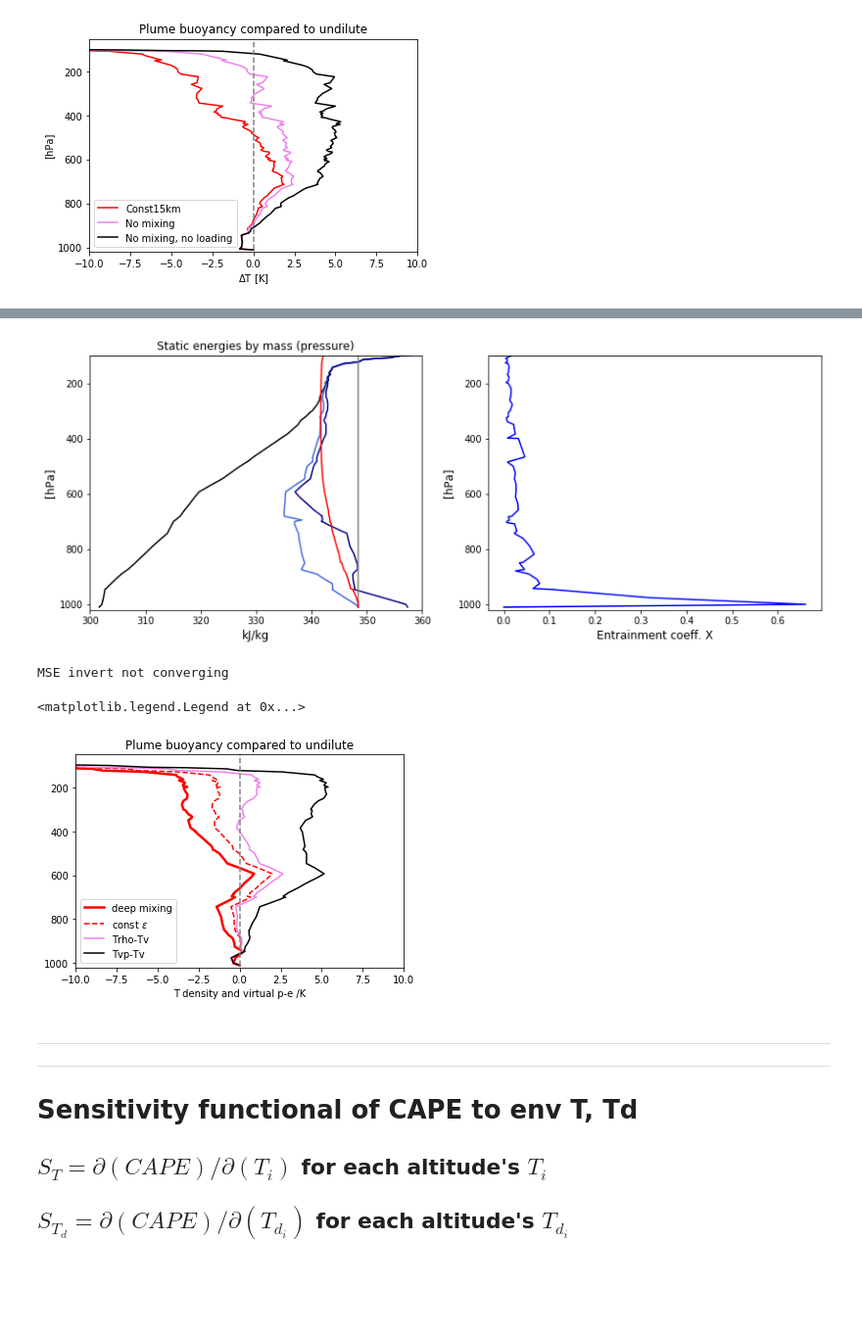
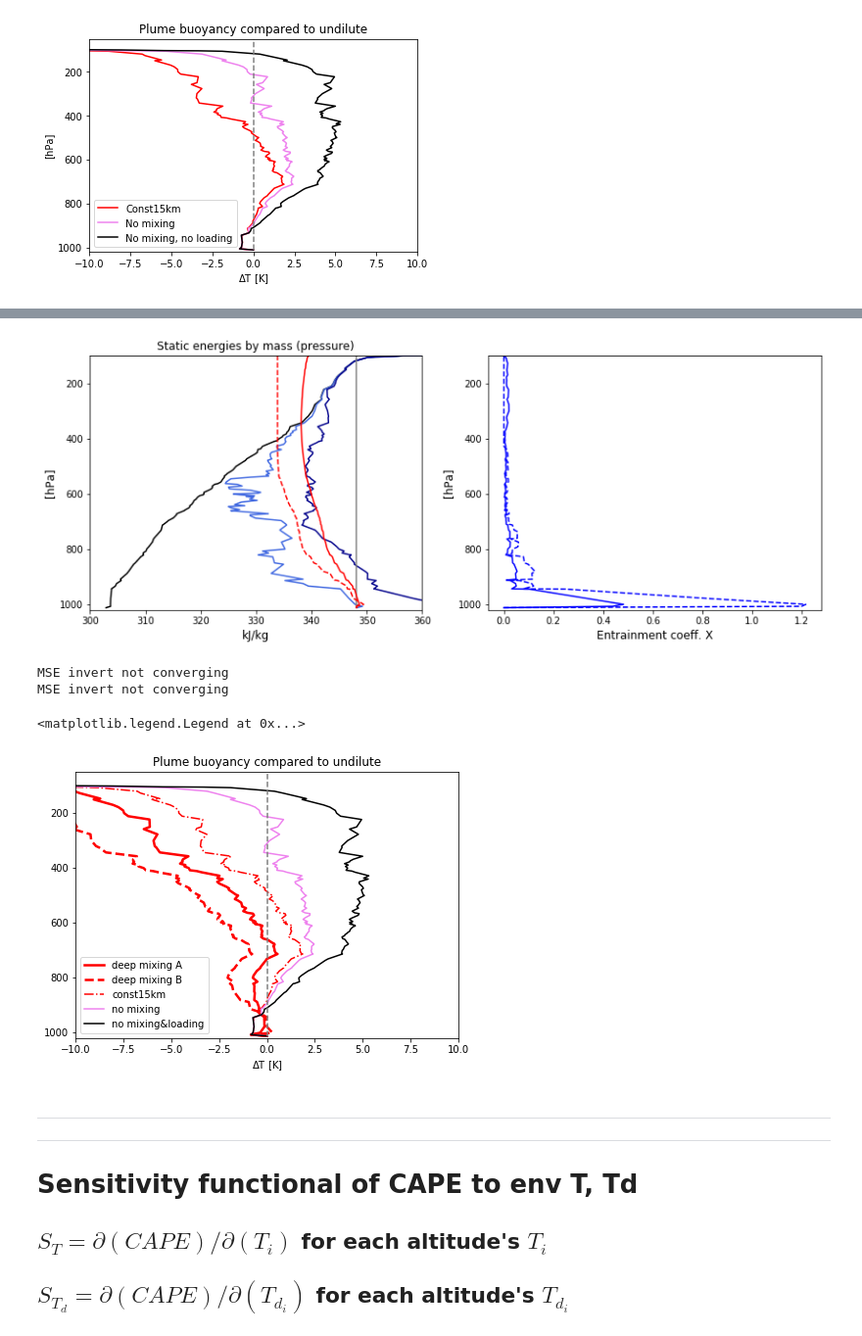
Before and after one commit to weiming9115/ATM663_convection_meso, a Jupyter notebook: Resources/Notebooks/Real_Parcel_Buoyancy_weiming.ipynb, the cells around one changed output, grey strips where cells are left out. Shown at 98% size. Cells and saved outputs as stored; diff of their text form; code cells hidden in the pictures; blank space fills up the shorter version.

```diff
--- a/Resources/Notebooks/Real_Parcel_Buoyancy_weiming.ipynb
+++ b/Resources/Notebooks/Real_Parcel_Buoyancy_weiming.ipynb
@@ -207,7 +206,7 @@ def invert_MSE(h,qt,Z,p):
 # Met units: m, C, kg/kg, mb
 
 #/* invert the transitive MSE equation -- use Newton's method
-    LOOPMAX =  100 #  /* max number of iteration loops */
+    LOOPMAX =  200 #  /* max number of iteration loops */
 
     ts = h*0 +20 -6*Z/1000. # crude first guess at T (6 K/km lapse rate)
 
@@ -675,3 +700,9 @@ hp_mix, qp_mix = conserved_dmix(h,q,X)
+# %%
+X_A = entrain_coeffA(Z,0.4)
+hp_mixA, qp_mixA = conserved_dmix(h,q,X_A)
+
+X_B = entrain_coeffB(p)
+hp_mixB, qp_mixB = conserved_dmix(h,q,X_B)
 # %%
 fig = plt.figure(figsize=(14,5))
 
@@ -680,32 +711,41 @@ ax1.plot(s/1000, p, 'k')
 ax1.plot(h/1000,p,'royalblue')
 ax1.plot(hs/1000, p, 'darkblue')
 ax1.plot(h*0+h[0]/1000,p,'grey')
-ax1.plot(hp_mix/1000,p,'r') # deep flow entrainment
+ax1.plot(hp_mixA/1000,p,'r') # deep flow entrainment A
+ax1.plot(hp_mixB/1000,p,'--r')
 xlabel('kJ/kg',fontsize=12);ylabel('[hPa]',fontsize=12)
 xlim([300,360]); ylim([1020,100]); title('Static energies by mass (pressure)')
 
 ax2 = plt.subplot(1,2,2)
-ax2.plot(X,p,'b')
+ax2.plot(X_A,p,'b')
+ax2.plot(X_B,p,'--b')
 xlabel('Entrainment coeff. X',fontsize=12);ylabel('[hPa]',fontsize=12)
 ylim([1020,100]);
 # %% [output]
-[figure, old version]
+[figure, new version]
 # %%
-Tp_dmix,qvp_dmix = invert_MSE(hp_mix,qp_mix, np.where(Z<20000.,Z,20000.), np.where(p>50.,p,50.))
-qcp_dmix = qp_mix - qvp_dmix
+fig = plt.figure(figsize=(7,5))
 
-plot( Trho(Tp_dmix,qvp_dmix,qcp_dmix)-Tv(T,q) ,p, 'r',linewidth=2.5)
-plot( Trho(Tplume,qvplume,qcplume)-Tv(T,q) ,p, '--r')
+Tp_dmixA,qvp_dmixA = invert_MSE(hp_mixA,qp_mixA, np.where(Z<20000.,Z,20000.), np.where(p>50.,p,50.))
+qcp_dmixA = qp_mixA - qvp_dmixA
+
+Tp_dmixB,qvp_dmixB = invert_MSE(hp_mixB,qp_mixB, np.where(Z<20000.,Z,20000.), np.where(p>50.,p,50.))
+qcp_dmixB = qp_mixB - qvp_dmixB
+
+plot( Trho(Tp_dmixA,qvp_dmixA,qcp_dmixA)-Tv(T,q) ,p, 'r',linewidth=2.5)
+plot( Trho(Tp_dmixB,qvp_dmixB,qcp_dmixB)-Tv(T,q) ,p, '--r',linewidth=2.5)
+plot( Trho(Tplume,qvplume,qcplume)-Tv(T,q) ,p, '-.r')
 plot( dTrho_MSE ,p ,'violet') # condensate loading
 plot( Tv(TpMSE,qvpMSE)-Tv(T,q) ,p, 'k'); plot(p*0,p,'--',color='grey')
 
 ylim([1020,50]); xlim([-10,10]);
-title('Plume buoyancy compared to undilute'); xlabel('T density and virtual p-e /K')
-plt.legend(['deep mixing','const $\epsilon$','Trho-Tv','Tvp-Tv'])
+title('Plume buoyancy compared to undilute'); xlabel('$\Delta$T [K]')
+plt.legend(['deep mixing A','deep mixing B','const15km','no mixing','no mixing&loading'])
 # %% [output]
 MSE invert not converging
+MSE invert not converging
 <matplotlib.legend.Legend at 0x...>
-[figure, old version]
+[figure, new version]
 # %% [markdown]
 -----------------
 ---------------
```
Also changed, not shown: parts of 23 cells of this notebook.
